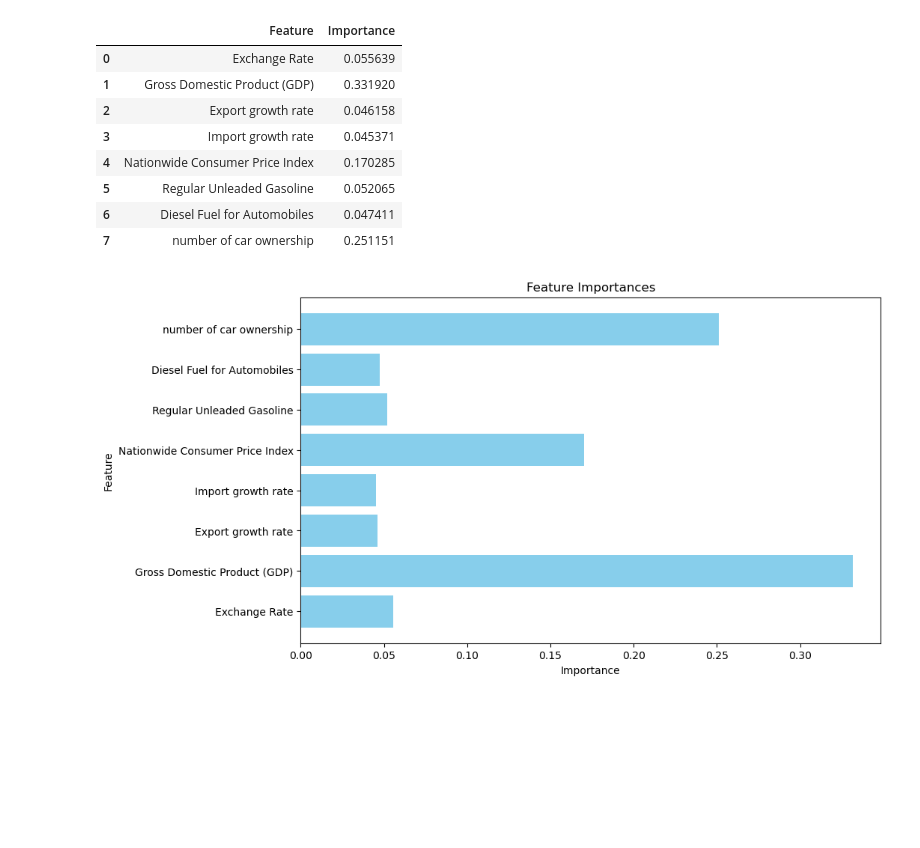
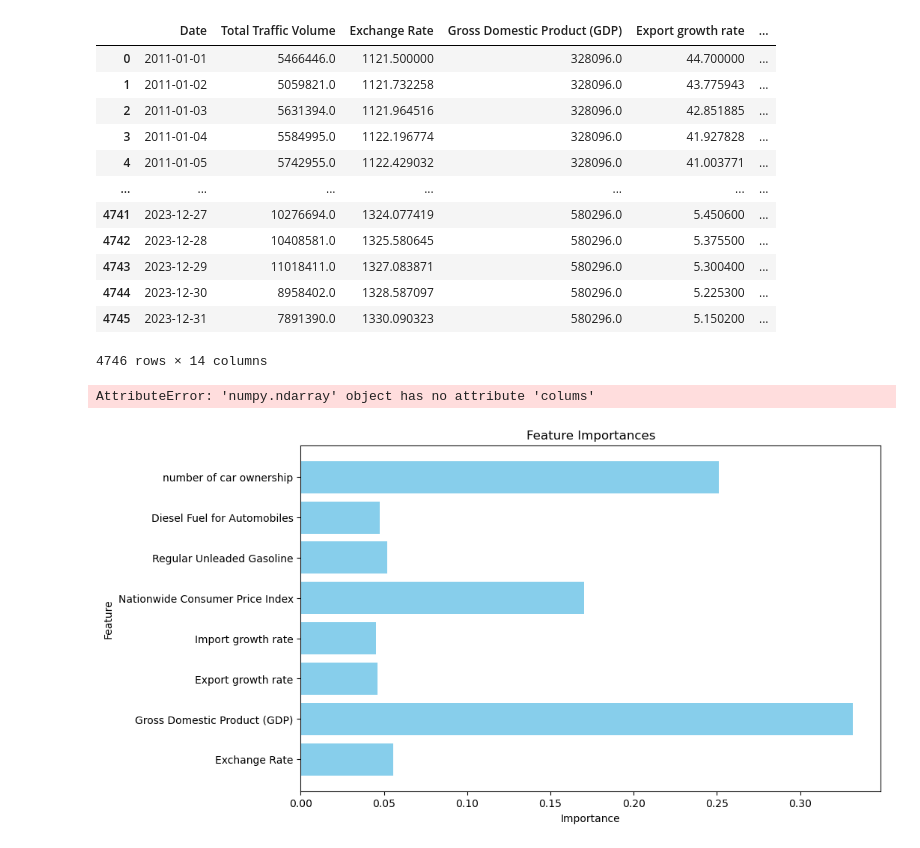
Before and after one commit to DataScience-6/traffic-and-economic, a Jupyter notebook: 03_Source_code&Dataset/01-2.Data_preprocessing(after integration)/Feature Selection.ipynb, the cells around one changed output. Cells and saved outputs as stored; diff of their text form; code cells hidden in the pictures; blank space fills up the shorter version.

```diff
--- a/03_Source_code&Dataset/01-2.Data_preprocessing(after integration)/Feature Selection.ipynb
+++ b/03_Source_code&Dataset/01-2.Data_preprocessing(after integration)/Feature Selection.ipynb
@@ -16,4 +17,20 @@ import matplotlib.pyplot as plt
 # Load the dataset
 data = pd.read_csv("../00_Data/Integrated_data/Integration_b.csv",encoding="utf-8")
 data.dropna(inplace=True)
+# %%
+data
+# %% [output]
+|  | Date | Total Traffic Volume | Exchange Rate | Gross Domestic Product (GDP) | Export growth rate | ... |
+| 0 | 2011-01-01 | 5466446.0 | 1121.500000 | 328096.0 | 44.700000 | ... |
+| 1 | 2011-01-02 | 5059821.0 | 1121.732258 | 328096.0 | 43.775943 | ... |
+| 2 | 2011-01-03 | 5631394.0 | 1121.964516 | 328096.0 | 42.851885 | ... |
+| 3 | 2011-01-04 | 5584995.0 | 1122.196774 | 328096.0 | 41.927828 | ... |
+| 4 | 2011-01-05 | 5742955.0 | 1122.429032 | 328096.0 | 41.003771 | ... |
+| ... | ... | ... | ... | ... | ... | ... |
+| 4741 | 2023-12-27 | 10276694.0 | 1324.077419 | 580296.0 | 5.450600 | ... |
+| 4742 | 2023-12-28 | 10408581.0 | 1325.580645 | 580296.0 | 5.375500 | ... |
+| 4743 | 2023-12-29 | 11018411.0 | 1327.083871 | 580296.0 | 5.300400 | ... |
+| 4744 | 2023-12-30 | 8958402.0 | 1328.587097 | 580296.0 | 5.225300 | ... |
+| 4745 | 2023-12-31 | 7891390.0 | 1330.090323 | 580296.0 | 5.150200 | ... |
+4746 rows × 14 columns
 # %%
@@ -24,33 +49,38 @@ X_scaled = scaler.fit_transform(X)
 # Split the data into training and testing sets
 X_train, X_test, y_train, y_test = train_test_split(X_scaled, y, test_size=0.2, random_state=42)
 # %%
-# Fit ExtraTreesRegressor on the selected features
-# n_estimators : the  number of trees in the forest
-# criterion : the function to measure the quality of a split.
-# random_state  : affects the randomness of the bootstrapping of the samples
+from sklearn.ensemble import ExtraTreesRegressor
+from sklearn.feature_selection import RFE
+import pandas as pd
+
+# 재귀적 특성 제거(RFE) 객체 생성
+estimator = ExtraTreesRegressor(n_estimators=100, random_state=42)
+selector = RFE(estimator, n_features_to_select=5, step=1)
+
+# 특성 선택 수행
+selector = selector.fit(X_train, y_train)
+
+# 선택된 특성들을 확인
+selected_features_indices = selector.get_support()
+selected_features = X_train.colums[selected_features_indices]
+
+# 선택된 특성들과 모델의 feature_importances_를 출력
 model = ExtraTreesRegressor(n_estimators=100, random_state=42)
-model.fit(X_train_selected, y_train)
+model.fit(X_train[selected_features], y_train)
 
-# Print the selected features and their importance
-selected_features = X.columns[selector.get_support()]
+# 특성 중요도 확인
 feature_importances = model.feature_importances_
 
-# Display the selected features and their importances
+# 선택된 특성들과 그들의 중요도를 DataFrame으로 변환
 selected_features_df = pd.DataFrame({
     'Feature': selected_features,
     'Importance': feature_importances
 })
-selected_features_df
+
+# 선택된 특성들과 그들의 중요도를 출력
+print(selected_features_df)
 # %% [output]
-|  | Feature | Importance |
-| 0 | Exchange Rate | 0.055639 |
-| 1 | Gross Domestic Product (GDP) | 0.331920 |
-| 2 | Export growth rate | 0.046158 |
-| 3 | Import growth rate | 0.045371 |
-| 4 | Nationwide Consumer Price Index | 0.170285 |
-| 5 | Regular Unleaded Gasoline | 0.052065 |
-| 6 | Diesel Fuel for Automobiles | 0.047411 |
-| 7 | number of car ownership | 0.251151 |
+AttributeError: 'numpy.ndarray' object has no attribute 'colums'
 # %%
 # Plotting feature importances
 plt.figure(figsize=(10, 6))
```
Also changed, not shown: parts of 2 cells of this notebook, 1 other file.
